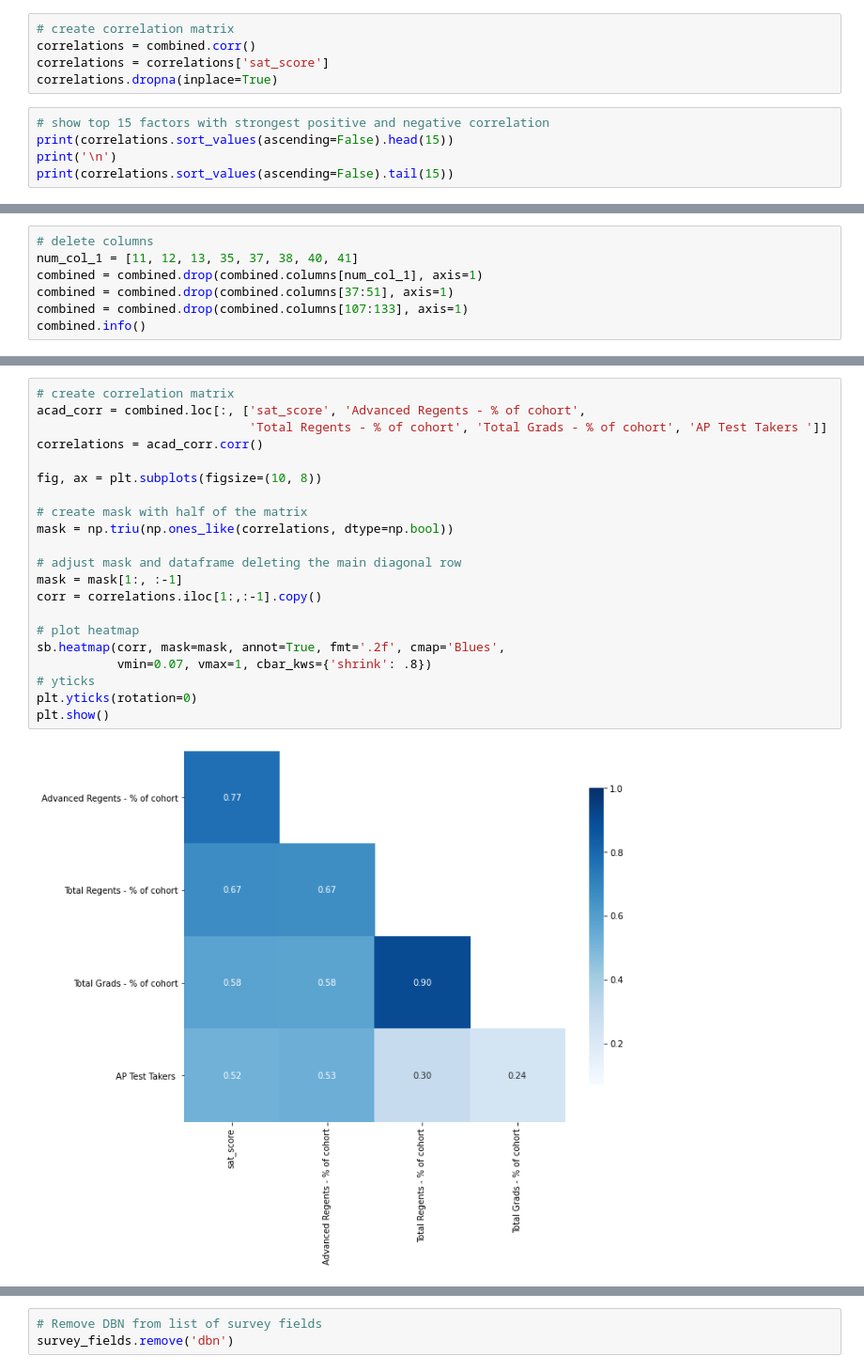
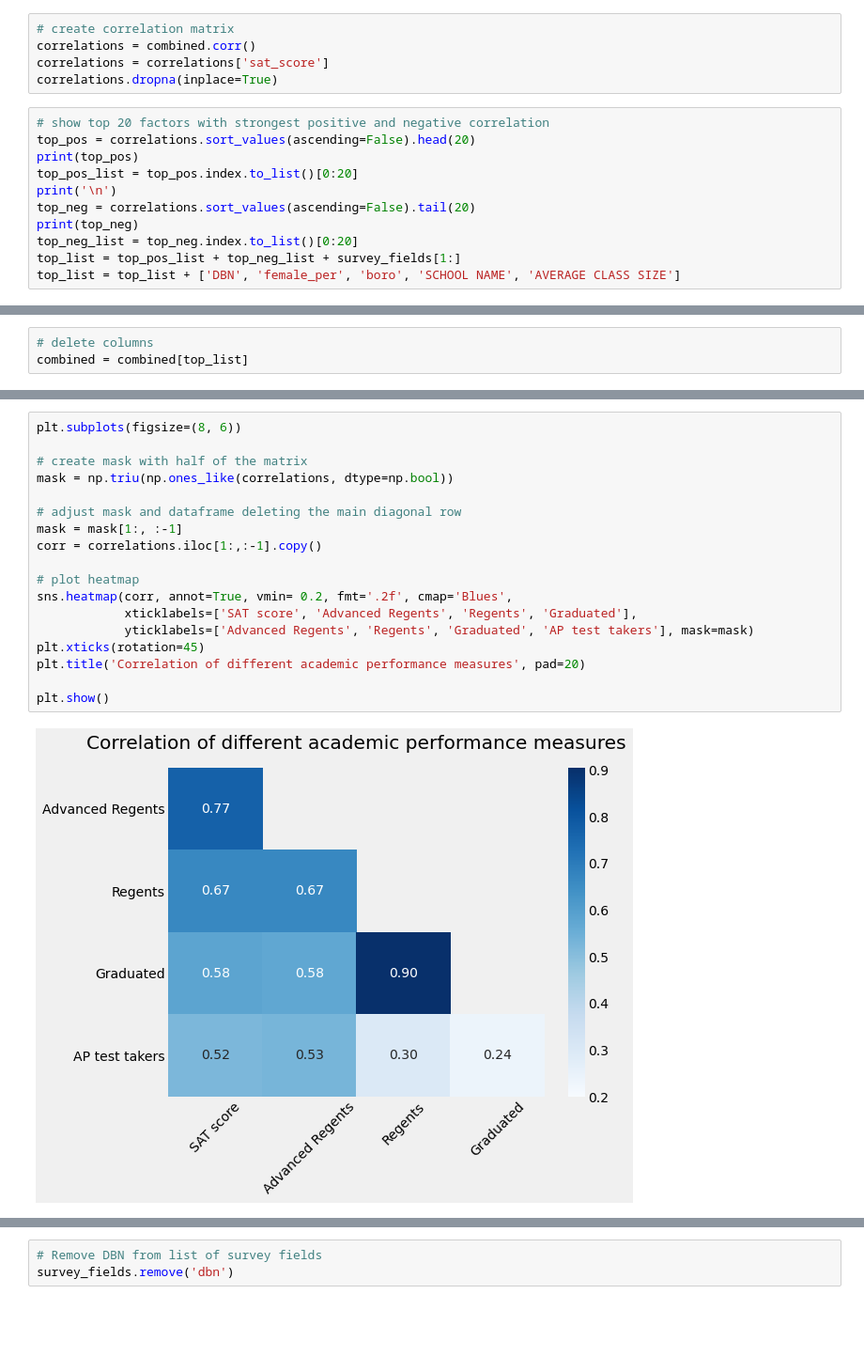
Before and after one commit to kafka-polka-dot/jupyter_projects, a Jupyter notebook: SAT_scores/SAT_scores_analysis.ipynb, the cells around one changed output, grey strips where cells are left out. Shown at 94% size. Drawn from its saved outputs; the diff is of its cells as text; blank space fills up the shorter version.

```diff
--- a/SAT_scores/SAT_scores_analysis.ipynb
+++ b/SAT_scores/SAT_scores_analysis.ipynb
@@ -168,10 +238,16 @@ correlations = combined.corr()
 correlations = correlations['sat_score']
 correlations.dropna(inplace=True)
 # %%
-# show top 15 factors with strongest positive and negative correlation
-print(correlations.sort_values(ascending=False).head(15))
+# show top 20 factors with strongest positive and negative correlation
+top_pos = correlations.sort_values(ascending=False).head(20)
+print(top_pos)
+top_pos_list = top_pos.index.to_list()[0:20]
 print('\n')
-print(correlations.sort_values(ascending=False).tail(15))
+top_neg = correlations.sort_values(ascending=False).tail(20)
+print(top_neg)
+top_neg_list = top_neg.index.to_list()[0:20]
+top_list = top_pos_list + top_neg_list + survey_fields[1:]
+top_list = top_list + ['DBN', 'female_per', 'boro', 'SCHOOL NAME', 'AVERAGE CLASS SIZE']
 # %% [output]
 sat_score                               1.000000
 SAT Writing Avg. Score                  0.987771
@@ -204,7 +279,0 @@ In the merged dataset there are 160 columns now. Most of them won't be used for
-# %%
-# delete columns
-num_col_1 = [11, 12, 13, 35, 37, 38, 40, 41]
-combined = combined.drop(combined.columns[num_col_1], axis=1)
-combined = combined.drop(combined.columns[37:51], axis=1)
-combined = combined.drop(combined.columns[107:133], axis=1)
-combined.info()
@@ -217 +280,4 @@ memory usage: 309.1+ KB
+# %%
+# delete columns
+combined = combined[top_list]
 # %% [markdown]
@@ -240,24 +314,21 @@ Next step is to check how are all these factors (SAT score performance, AP test
 # %%
-# create correlation matrix
-acad_corr = combined.loc[:, ['sat_score', 'Advanced Regents - % of cohort',
-                             'Total Regents - % of cohort', 'Total Grads - % of cohort', 'AP Test Takers ']]
-correlations = acad_corr.corr()
-
-fig, ax = plt.subplots(figsize=(10, 8))
+plt.subplots(figsize=(8, 6))
 
 # create mask with half of the matrix
 mask = np.triu(np.ones_like(correlations, dtype=np.bool))
 
 # adjust mask and dataframe deleting the main diagonal row
 mask = mask[1:, :-1]
 corr = correlations.iloc[1:,:-1].copy()
 
 # plot heatmap
-sb.heatmap(corr, mask=mask, annot=True, fmt='.2f', cmap='Blues',
-           vmin=0.07, vmax=1, cbar_kws={'shrink': .8})
-# yticks
-plt.yticks(rotation=0)
+sns.heatmap(corr, annot=True, vmin= 0.2, fmt='.2f', cmap='Blues',
+            xticklabels=['SAT score', 'Advanced Regents', 'Regents', 'Graduated'],
+            yticklabels=['Advanced Regents', 'Regents', 'Graduated', 'AP test takers'], mask=mask)
+plt.xticks(rotation=45)
+plt.title('Correlation of different academic performance measures', pad=20)
+
 plt.show()
 # %% [output]
-[figure, old version]
+[figure, new version]
 # %% [markdown]
```
Also changed, not shown: parts of 88 cells of this notebook.
